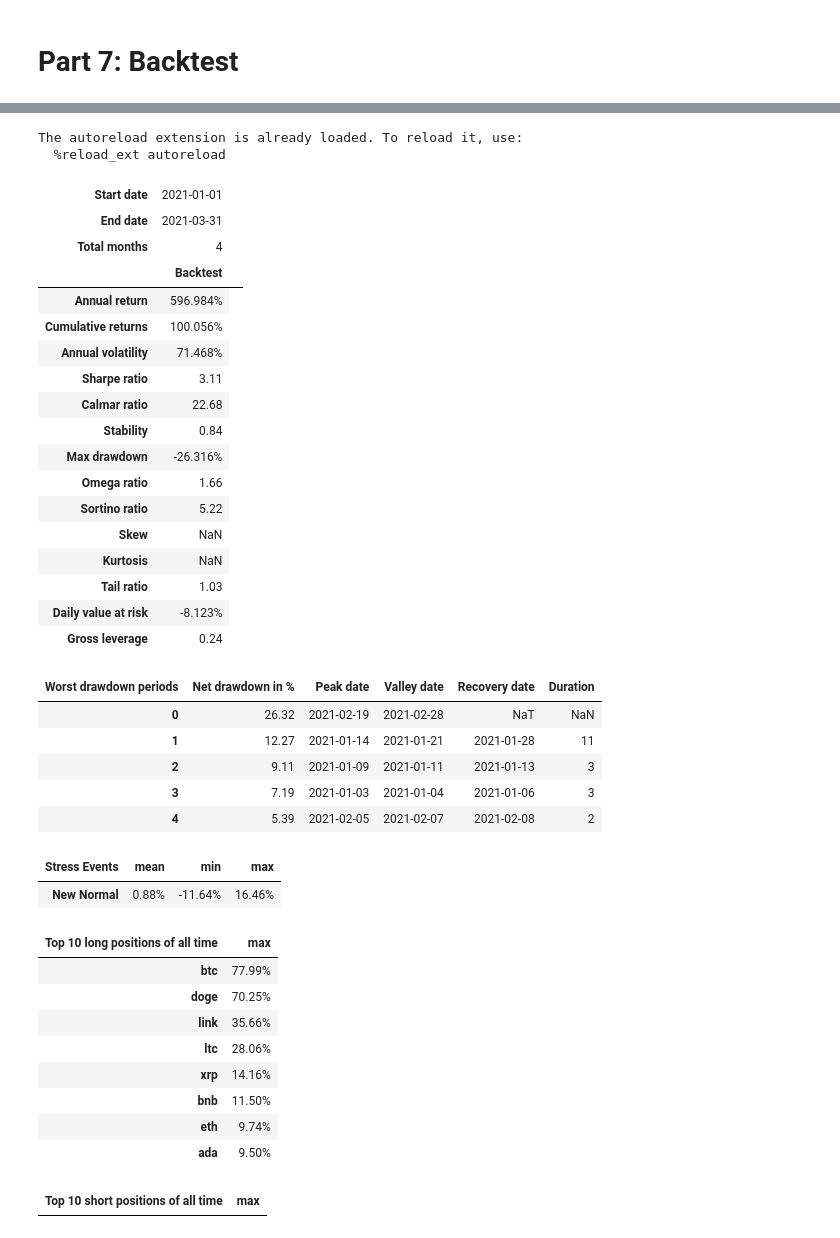
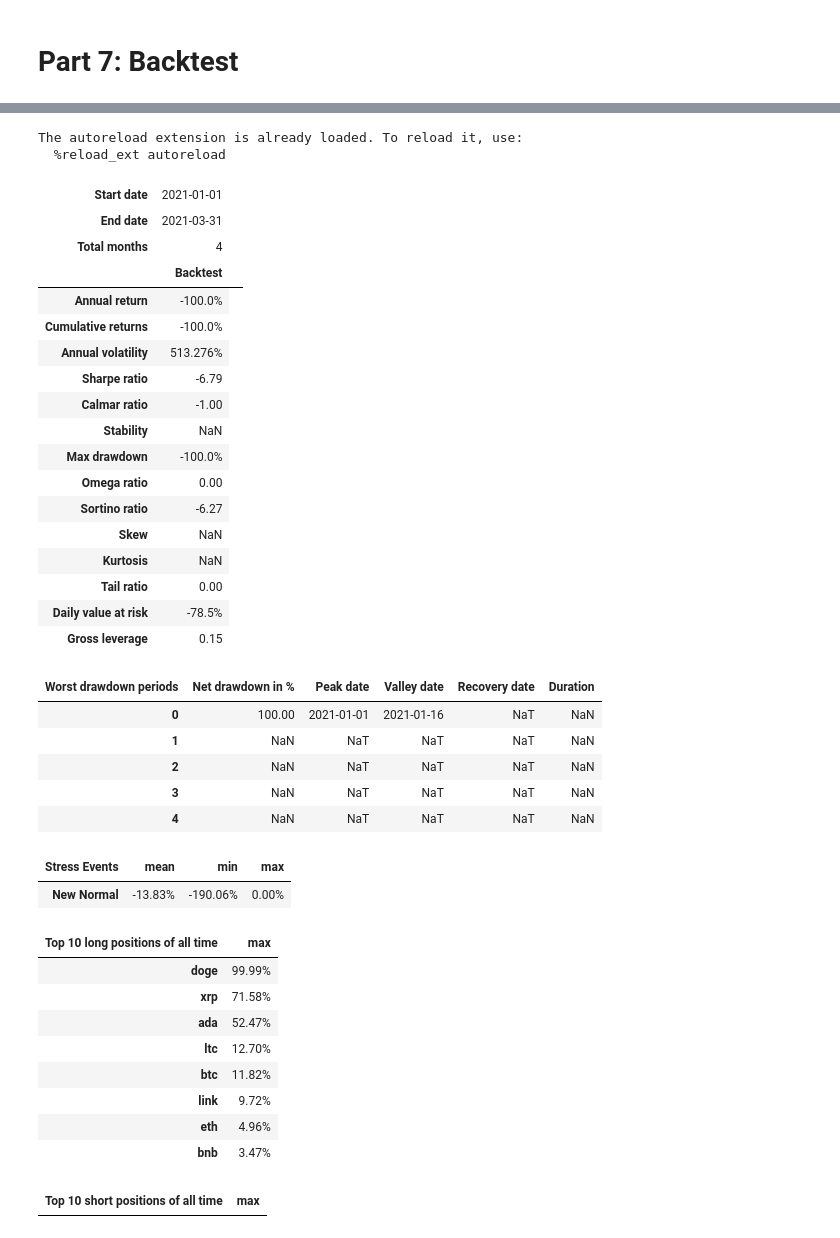
Before and after one commit to Toroi01/TradingRLBot, a Jupyter notebook: main.ipynb, the cells around one changed output, grey strips where cells are left out. Saved outputs shown, nothing was run; the diff lists cells and outputs as text; code cells hidden in the pictures.

```diff
--- a/main.ipynb
+++ b/main.ipynb
@@ -187,5 +308,5 @@ agent = DRLAgent(env = env_train)
 # %%
 A2C_PARAMS = {"n_steps": 5, "ent_coef": 0.005, "learning_rate": 0.0002}
-model_a2c = agent.get_model(model_name="a2c",model_kwargs = A2C_PARAMS)
+model_a2c = agent_multipleticker.get_model(model_name="a2c",model_kwargs = A2C_PARAMS)
 # %% [output]
 {'n_steps': 5, 'ent_coef': 0.005, 'learning_rate': 0.0002}
@@ -193,5 +314,5 @@ Using cpu device
 # %%
-trained_a2c = agent.train_model(model=model_a2c,
+trained_a2c = agent_multipleticker.train_model(model=model_a2c,
                                 tb_log_name='a2c',
                                 total_timesteps=100)
 # %% [output]
@@ -220 +354,7 @@ e_trade_gym = CustomTradingEnv(df = trade, **env_kwargs)
+# %%
+trade_dqn = data_split(df_singleticker,config.START_TEST_DATE, config.END_DATE)
+e_trade_gym_dqn = CustomTradingEnv(df = trade_dqn, **env_kwargs_singleticker)
+
+trade_a2c = data_split(df_multipleticker,config.START_TEST_DATE, config.END_DATE)
+e_trade_gym_a2c = CustomTradingEnv(df = trade_a2c, **env_kwargs_multipleticker)
 # %%
@@ -292,0 +458,3 @@ allocation_values
+# %%
+allocations_a2c, transactions_a2c, allocation_values_a2c = agent_multipleticker.DRL_prediction(model=trained_a2c,
+                        environment = e_trade_gym_a2c)
@@ -296,45 +570,45 @@ allocation_values
 # %%
 %load_ext autoreload
 %autoreload
-bat = BackTest(trained_a2c, e_trade_gym)
-bat.create_summary(allocations, allocation_values, transactions)
+bat = BackTest(trained_a2c, e_trade_gym_a2c)
+bat.create_summary(allocations_a2c, allocation_values_a2c, transactions_a2c)
 # %% [output]
 The autoreload extension is already loaded. To reload it, use:
   %reload_ext autoreload
 | Start date | 2021-01-01 |  |
 | End date | 2021-03-31 |  |
 | Total months | 4 |  |
 |  | Backtest |
-| Annual return | 596.984% |
-| Cumulative returns | 100.056% |
-| Annual volatility | 71.468% |
-| Sharpe ratio | 3.11 |
-| Calmar ratio | 22.68 |
-| Stability | 0.84 |
-| Max drawdown | -26.316% |
-| Omega ratio | 1.66 |
-| Sortino ratio | 5.22 |
+| Annual return | -100.0% |
+| Cumulative returns | -100.0% |
+| Annual volatility | 513.276% |
+| Sharpe ratio | -6.79 |
+| Calmar ratio | -1.00 |
+| Stability | NaN |
+| Max drawdown | -100.0% |
+| Omega ratio | 0.00 |
+| Sortino ratio | -6.27 |
 | Skew | NaN |
 | Kurtosis | NaN |
-| Tail ratio | 1.03 |
-| Daily value at risk | -8.123% |
-| Gross leverage | 0.24 |
+| Tail ratio | 0.00 |
+| Daily value at risk | -78.5% |
+| Gross leverage | 0.15 |
 | Worst drawdown periods | Net drawdown in % | Peak date | Valley date | Recovery date | Duration |
-| 0 | 26.32 | 2021-02-19 | 2021-02-28 | NaT | NaN |
-| 1 | 12.27 | 2021-01-14 | 2021-01-21 | 2021-01-28 | 11 |
-| 2 | 9.11 | 2021-01-09 | 2021-01-11 | 2021-01-13 | 3 |
-| 3 | 7.19 | 2021-01-03 | 2021-01-04 | 2021-01-06 | 3 |
-| 4 | 5.39 | 2021-02-05 | 2021-02-07 | 2021-02-08 | 2 |
+| 0 | 100.00 | 2021-01-01 | 2021-01-16 | NaT | NaN |
+| 1 | NaN | NaT | NaT | NaT | NaN |
+| 2 | NaN | NaT | NaT | NaT | NaN |
+| 3 | NaN | NaT | NaT | NaT | NaN |
+| 4 | NaN | NaT | NaT | NaT | NaN |
 | Stress Events | mean | min | max |
-| New Normal | 0.88% | -11.64% | 16.46% |
+| New Normal | -13.83% | -190.06% | 0.00% |
 | Top 10 long positions of all time | max |
-| btc | 77.99% |
-| doge | 70.25% |
-| link | 35.66% |
-| ltc | 28.06% |
-| xrp | 14.16% |
-| bnb | 11.50% |
-| eth | 9.74% |
-| ada | 9.50% |
+| doge | 99.99% |
+| xrp | 71.58% |
+| ada | 52.47% |
+| ltc | 12.70% |
+| btc | 11.82% |
+| link | 9.72% |
+| eth | 4.96% |
+| bnb | 3.47% |
 | Top 10 short positions of all time | max |
 | Top 10 positions of all time | max |
```
Also changed, not shown: parts of 47 cells of this notebook, 2 other files.
